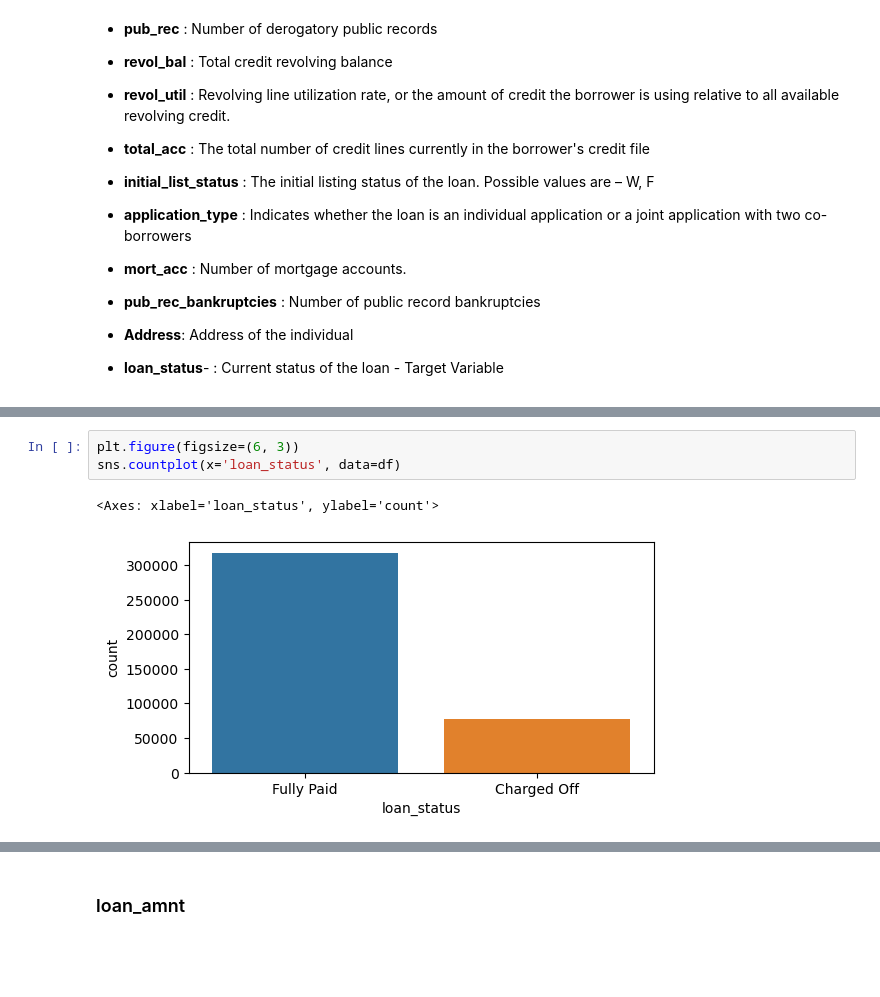
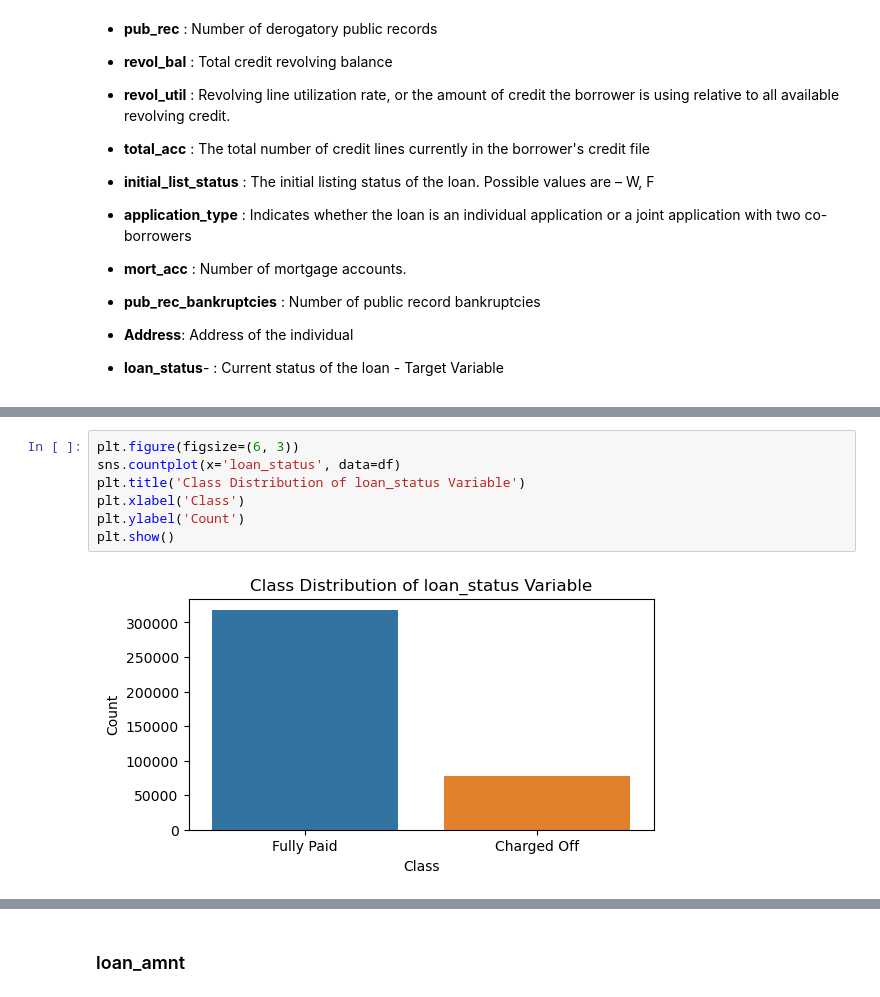
Before and after one commit to UpendraSinghRathore85/ML-Projects-Python, a Jupyter notebook: LogisticRegression/Business Case LoanTap Logistic Regression.ipynb, the cells around one changed output, grey strips where cells are left out. Saved outputs shown, nothing was run; the diff lists cells and outputs as text; blank space fills up the shorter version.

```diff
--- a/LogisticRegression/Business Case LoanTap Logistic Regression.ipynb
+++ b/LogisticRegression/Business Case LoanTap Logistic Regression.ipynb
@@ -143,6 +209,9 @@ Name: count, dtype: int64
-# %%
-plt.figure(figsize=(6, 3))
-sns.countplot(x='loan_status', data=df)
-# %% [output]
-<Axes: xlabel='loan_status', ylabel='count'>
-[figure, removed]
+# %%
+plt.figure(figsize=(6, 3))
+sns.countplot(x='loan_status', data=df)
+plt.title('Class Distribution of loan_status Variable')
+plt.xlabel('Class')
+plt.ylabel('Count')
+plt.show()
+# %% [output]
+[figure, added]
```
Also changed, not shown: parts of 19 cells of this notebook.
